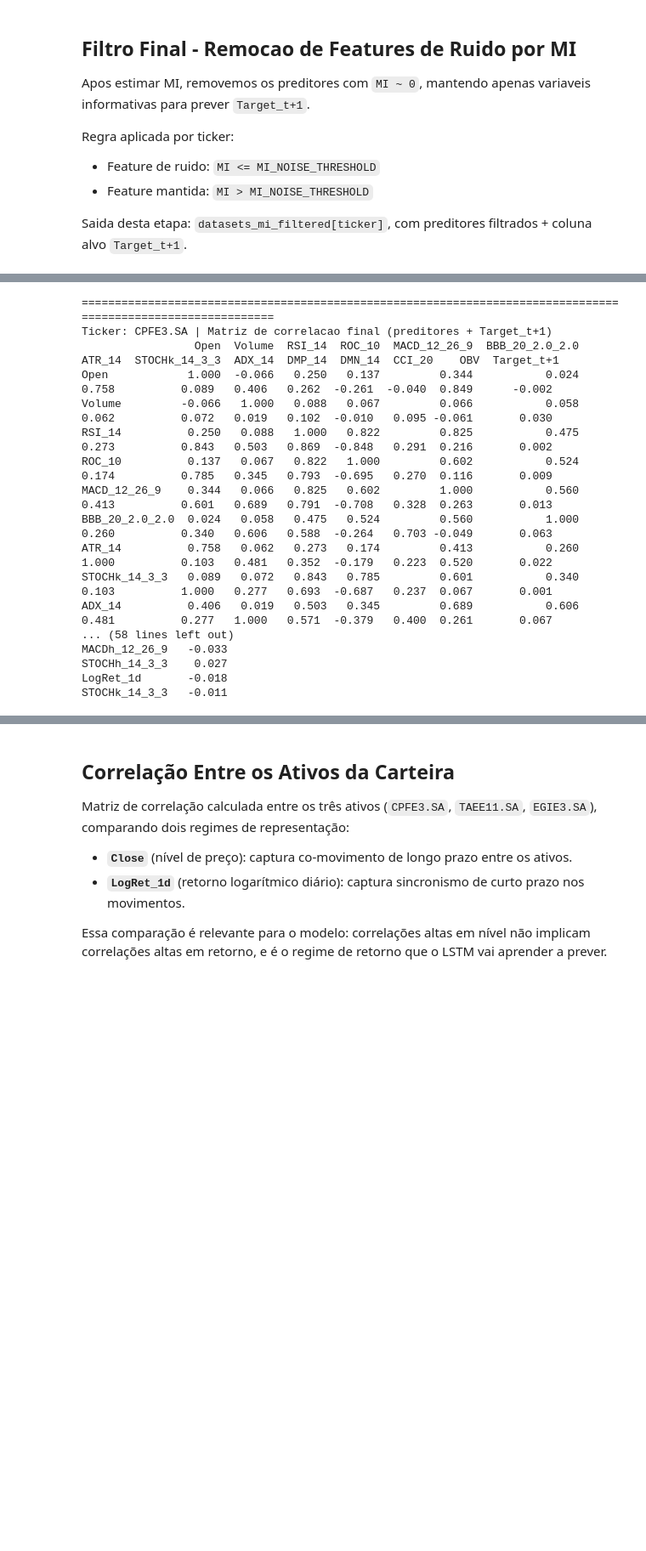
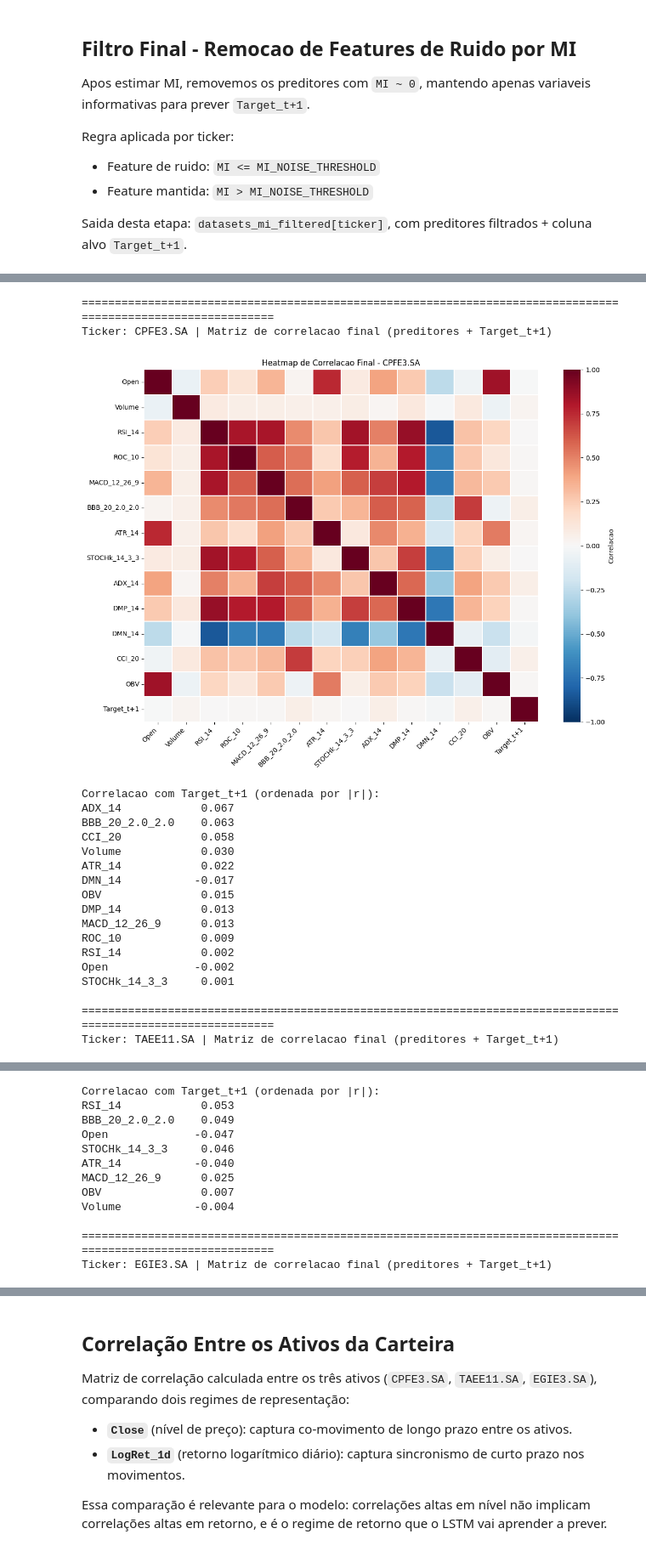
Before and after one commit to CDML-CEUB-GeorgeKurokiJr/projeto-2-lstm-caiothomasbandeira, a Jupyter notebook: Energy_Brasil_Exploration.ipynb, the cells around one changed output, grey strips where cells are left out. Shown at 85% size. Cells and saved outputs as stored; diff of their text form; code cells hidden in the pictures; blank space fills up the shorter version.

```diff
--- a/Energy_Brasil_Exploration.ipynb
+++ b/Energy_Brasil_Exploration.ipynb
@@ -682,7 +666,8 @@ for ticker in TICKERS:
     print('\n' + '=' * 105)
     print(f'Ticker: {ticker}')
     print(f'Total final de variaveis (target + features): {len(final_cols_ordered)}')
-    display(docs_df)
+    with pd.option_context("display.max_rows", None, "display.max_columns", None, "display.width", 260, "display.max_colwidth", None):
+        print(docs_df.to_string(index=False))
 # %% [output]
 =========================================================================================================
 Ticker: CPFE3.SA
@@ -787,7 +728,7 @@ for ticker in TICKERS:
         mi_df['MI'] <= MI_NOISE_THRESHOLD,
         'Ruido (MI ~ 0)',
         'Informativa'
-    )
+)
 
     mi_results[ticker] = mi_df
     mi_noise_features[ticker] = mi_df.loc[mi_df['MI'] <= MI_NOISE_THRESHOLD, 'Feature'].tolist()
@@ -801,7 +742,8 @@ for ticker in TICKERS:
     print(f'Features com MI ~ 0 (ruido): {len(mi_noise_features[ticker])}')
 
     print('\nTop 12 features por MI:')
-    display(mi_df.head(12))
+    with pd.option_context("display.max_rows", None, "display.max_columns", None, "display.width", 220, "display.max_colwidth", None):
+        print(mi_df.head(12).to_string(index=False))
 
     if mi_noise_features[ticker]:
         print('Features classificadas como ruido (MI ~ 0):')
@@ -938,7 +826,8 @@ for ticker in TICKERS:
         'Preditores_Mantidos': kept_predictors
     })
     print('\nPreview das features mantidas:')
-    display(preview_cols.head(20))
+    with pd.option_context("display.max_rows", None, "display.max_columns", None, "display.width", 220, "display.max_colwidth", None):
+        print(preview_cols.head(20).to_string(index=False))
 # %% [output]
 =========================================================================================================
 Ticker: CPFE3.SA
@@ -1006,37 +849,56 @@ Preview das features mantidas:
 # %%
 # Matriz de correlacao do conjunto final (apos filtro por MI).
 final_corr_mats = {}
 
 for ticker in TICKERS:
     df_final = datasets_mi_filtered[ticker].copy()
     corr_final = df_final.corr(numeric_only=True)
     final_corr_mats[ticker] = corr_final
 
     print('\n' + '=' * 110)
     print(f'Ticker: {ticker} | Matriz de correlacao final (preditores + Target_t+1)')
-    print(corr_final.round(3).to_string())
+
+    plt.figure(figsize=(12, 9))
+    sns.heatmap(
+        corr_final,
+        cmap="RdBu_r",
+        vmin=-1,
+        vmax=1,
+        center=0,
+        linewidths=0.2,
+        cbar_kws={"label": "Correlacao"}
+    )
+    plt.title(f"Heatmap de Correlacao Final - {ticker}")
+    plt.xticks(rotation=45, ha="right")
+    plt.yticks(rotation=0)
+    plt.tight_layout()
+    plt.show()
 
     # Leitura focada no alvo para apoiar a discussao quantitativa.
     if 'Target_t+1' in corr_final.columns:
         target_corr = corr_final['Target_t+1'].drop('Target_t+1', errors='ignore')
         target_corr = target_corr.reindex(target_corr.abs().sort_values(ascending=False).index)
         print('\nCorrelacao com Target_t+1 (ordenada por |r|):')
-        print(target_corr.round(3).to_string())
+        with pd.option_context("display.max_rows", None, "display.max_columns", None, "display.width", 220, "display.max_colwidth", None):
+            print(target_corr.round(3).to_string())
 # %% [output]
 ==============================================================================================================
 Ticker: CPFE3.SA | Matriz de correlacao final (preditores + Target_t+1)
-                 Open  Volume  RSI_14  ROC_10  MACD_12_26_9  BBB_20_2.0_2.0  ATR_14  STOCHk_14_3_3  ADX_14  DMP_14  DMN_14  CCI_20    OBV  Target_t+1
-Open            1.000  -0.066   0.250   0.137         0.344           0.024   0.758          0.089   0.406   0.262  -0.261  -0.040  0.849      -0.002
-Volume         -0.066   1.000   0.088   0.067         0.066           0.058   0.062          0.072   0.019   0.102  -0.010   0.095 -0.061       0.030
-RSI_14          0.250   0.088   1.000   0.822         0.825           0.475   0.273          0.843   0.503   0.869  -0.848   0.291  0.216       0.002
-ROC_10          0.137   0.067   0.822   1.000         0.602           0.524   0.174          0.785   0.345   0.793  -0.695   0.270  0.116       0.009
-MACD_12_26_9    0.344   0.066   0.825   0.602         1.000           0.560   0.413          0.601   0.689   0.791  -0.708   0.328  0.263       0.013
-BBB_20_2.0_2.0  0.024   0.058   0.475   0.524         0.560           1.000   0.260          0.340   0.606   0.588  -0.264   0.703 -0.049       0.063
-ATR_14          0.758   0.062   0.273   0.174         0.413           0.260   1.000          0.103   0.481   0.352  -0.179   0.223  0.520       0.022
-STOCHk_14_3_3   0.089   0.072   0.843   0.785         0.601           0.340   0.103          1.000   0.277   0.693  -0.687   0.237  0.067       0.001
-ADX_14          0.406   0.019   0.503   0.345         0.689           0.606   0.481          0.277   1.000   0.571  -0.379   0.400  0.261       0.067
-... (58 lines left out)
-MACDh_12_26_9   -0.033
-STOCHh_14_3_3    0.027
-LogRet_1d       -0.018
-STOCHk_14_3_3   -0.011
+[figure, added]
+Correlacao com Target_t+1 (ordenada por |r|):
+ADX_14            0.067
+BBB_20_2.0_2.0    0.063
+CCI_20            0.058
+Volume            0.030
+ATR_14            0.022
+DMN_14           -0.017
+OBV               0.015
+DMP_14            0.013
+MACD_12_26_9      0.013
+ROC_10            0.009
+RSI_14            0.002
+Open             -0.002
+STOCHk_14_3_3     0.001
+
+==============================================================================================================
+Ticker: TAEE11.SA | Matriz de correlacao final (preditores + Target_t+1)
@@ -1042,0 +906,12 @@ STOCHk_14_3_3   -0.011
+Correlacao com Target_t+1 (ordenada por |r|):
+RSI_14            0.053
+BBB_20_2.0_2.0    0.049
+Open             -0.047
+STOCHk_14_3_3     0.046
+ATR_14           -0.040
+MACD_12_26_9      0.025
+OBV               0.007
+Volume           -0.004
+
+==============================================================================================================
+Ticker: EGIE3.SA | Matriz de correlacao final (preditores + Target_t+1)
```
Also changed, not shown: parts of 10 cells of this notebook.
